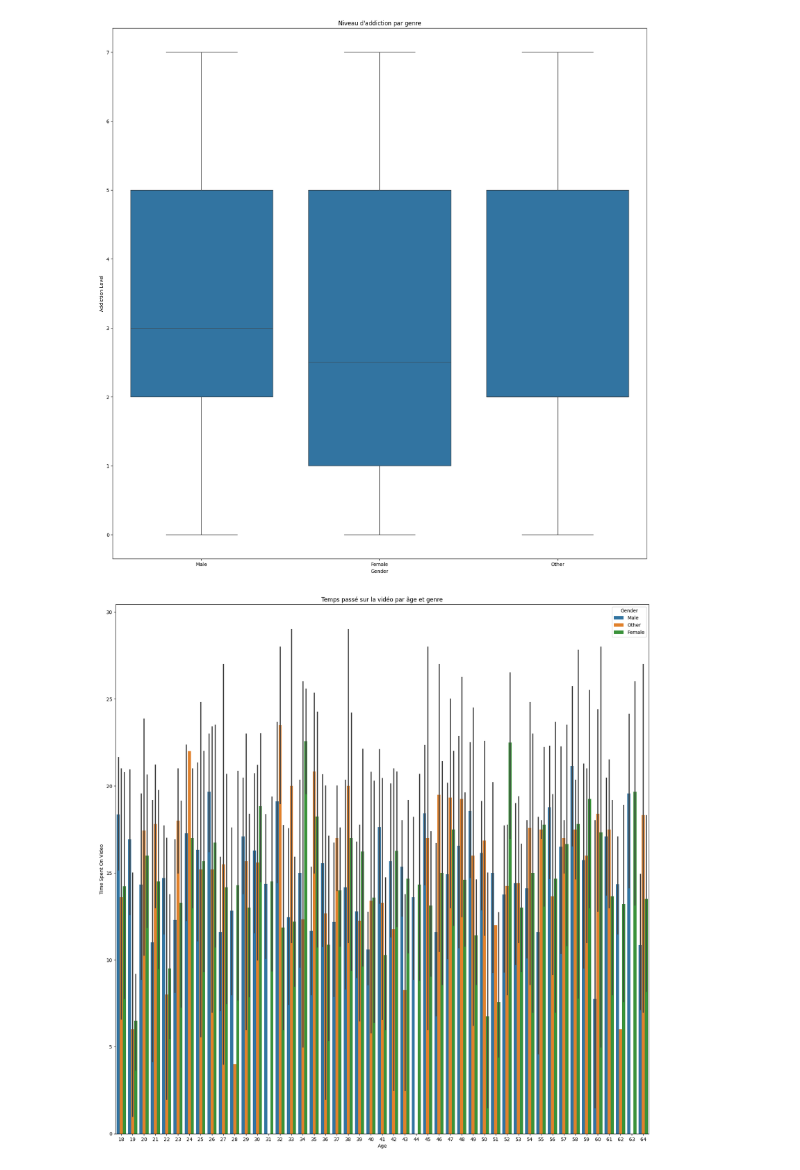
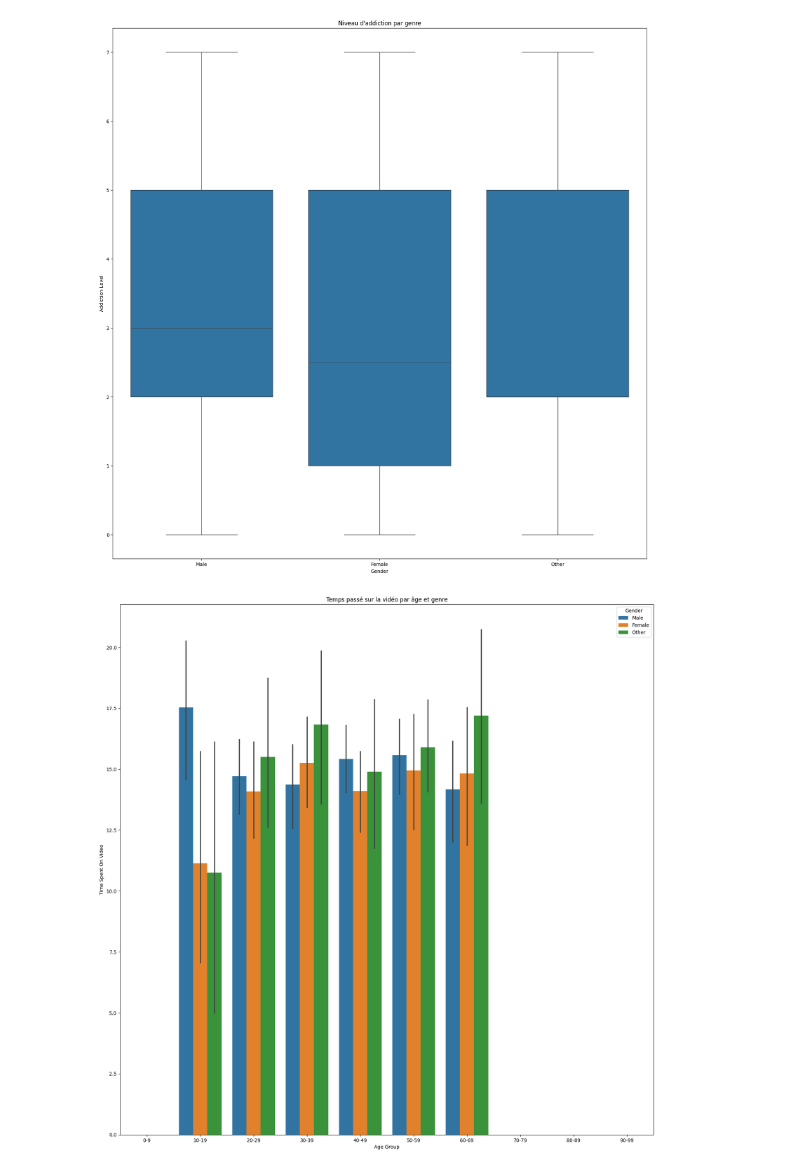
Before and after one commit to khelifaYacine/Menace-des-r-seaux-sociaux-, a Jupyter notebook: EDA_Temps_perdu_reseaux_sociaux.ipynb, the cells around one changed output. Drawn from its saved outputs; the diff is of its cells as text; code cells hidden in the pictures.

Commit message:
"Temps passé sur la vidéo par âge et genre" age grouper par 10 ans

```diff
--- a/EDA_Temps_perdu_reseaux_sociaux.ipynb
+++ b/EDA_Temps_perdu_reseaux_sociaux.ipynb
@@ -129,12 +129,16 @@ plt.title ("Niveau d'addiction par genre");
 # %% [output]
 [figure]
 # %%
+# Création des tranches d'âge par intervalles de 10 ans
+df['Age Group'] = pd.cut(df['Age'], bins=range(0, 101, 10), right=False, labels=[f'{i}-{i+9}' for i in range(0, 100, 10)])
+
+# Affichage du graphique
 plt.figure(figsize=(20, 20))
-sns.barplot(data=df, x="Age", y="Time Spent On Video", hue="Gender")
+sns.barplot(data=df, x="Age Group", y="Time Spent On Video", hue="Gender")
 
 
 plt.title("Temps passé sur la vidéo par âge et genre")
 
 plt.show()
 # %% [output]
-[figure, old version]
+[figure, new version]
```
